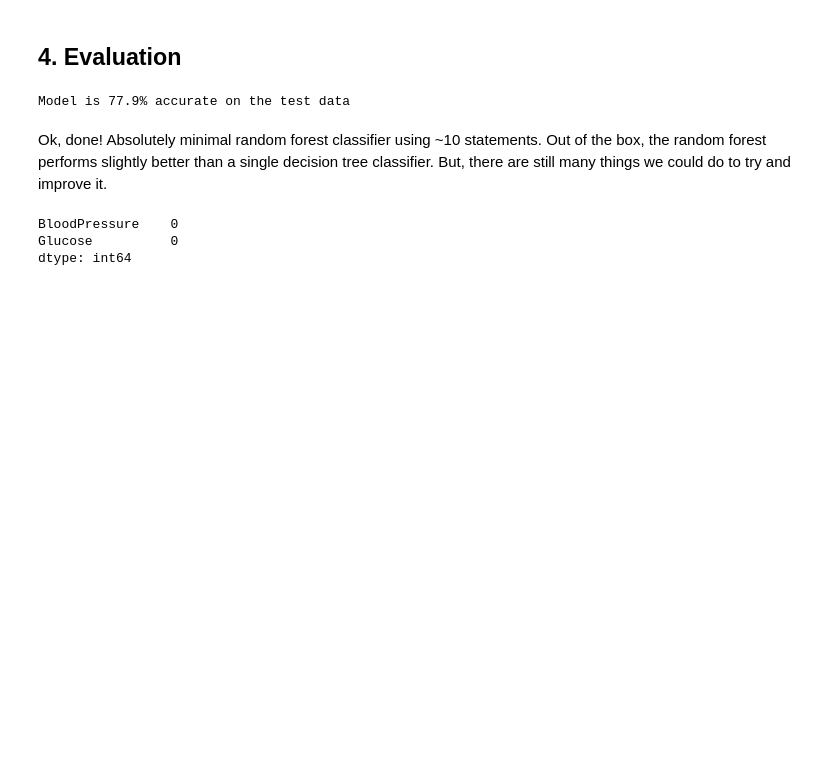
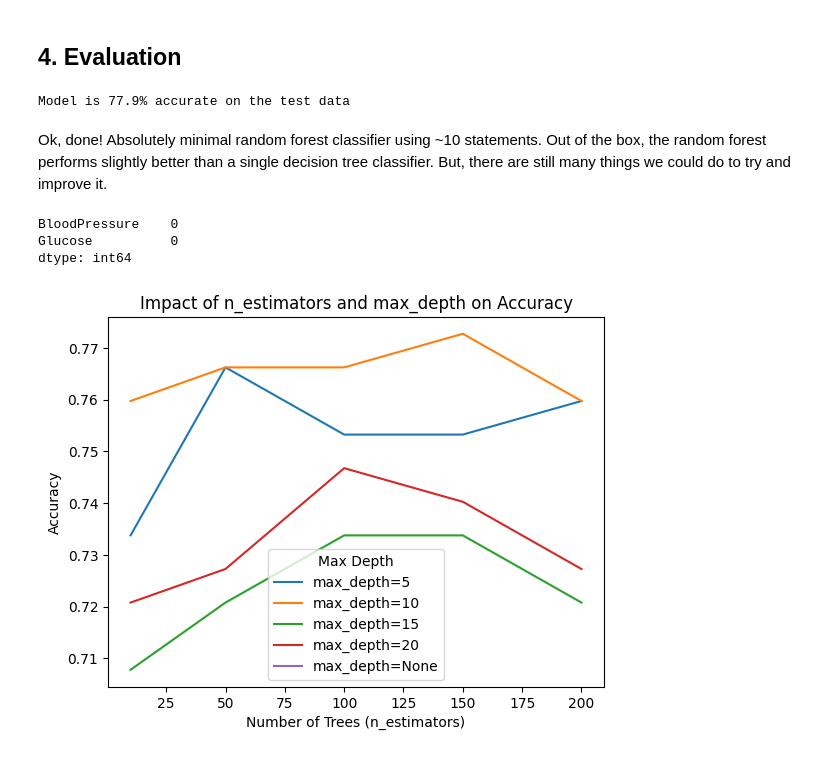
Before and after one commit to 4GeeksAcademy/tdestryk-collaboration-random-forest-project, a Jupyter notebook: src/mvp.ipynb, the cells around one changed output. Drawn from its saved outputs; the diff is of its cells as text; code cells hidden in the pictures; blank space fills up the shorter version.

```diff
--- a/src/mvp.ipynb
+++ b/src/mvp.ipynb
@@ -102,3 +102,40 @@ print(training_features[['BloodPressure', 'Glucose']].isnull().sum())
 BloodPressure    0
 Glucose          0
 dtype: int64
+# %%
+from sklearn.ensemble import RandomForestClassifier
+from sklearn.metrics import accuracy_score
+import matplotlib.pyplot as plt
+
+n_estimators_range = [10, 50, 100, 150, 200]
+max_depth_range = [5, 10, 15, 20, None]
+
+results = []
+
+for n_estimators in n_estimators_range:
+    for max_depth in max_depth_range:
+        model = RandomForestClassifier(n_estimators=n_estimators, max_depth=max_depth, random_state=315)
+        model.fit(training_features, training_labels)
+
+        predicted_labels = model.predict(testing_features)
+
+        accuracy = accuracy_score(testing_labels, predicted_labels)
+
+        results.append({'n_estimators': n_estimators, 'max_depth': max_depth, 'accuracy': accuracy})
+
+
+import pandas as pd
+results_df = pd.DataFrame(results)
+
+fig, ax = plt.subplots()
+for max_depth in max_depth_range:
+    subset = results_df[results_df['max_depth'] == max_depth]
+    ax.plot(subset['n_estimators'], subset['accuracy'], label=f'max_depth={max_depth}')
+
+ax.set_xlabel('Number of Trees (n_estimators)')
+ax.set_ylabel('Accuracy')
+ax.set_title('Impact of n_estimators and max_depth on Accuracy')
+ax.legend(title='Max Depth')
+plt.show()
+# %% [output]
+[figure, added]
```
Also changed, not shown: parts of 14 cells of this notebook, 2 other files.
